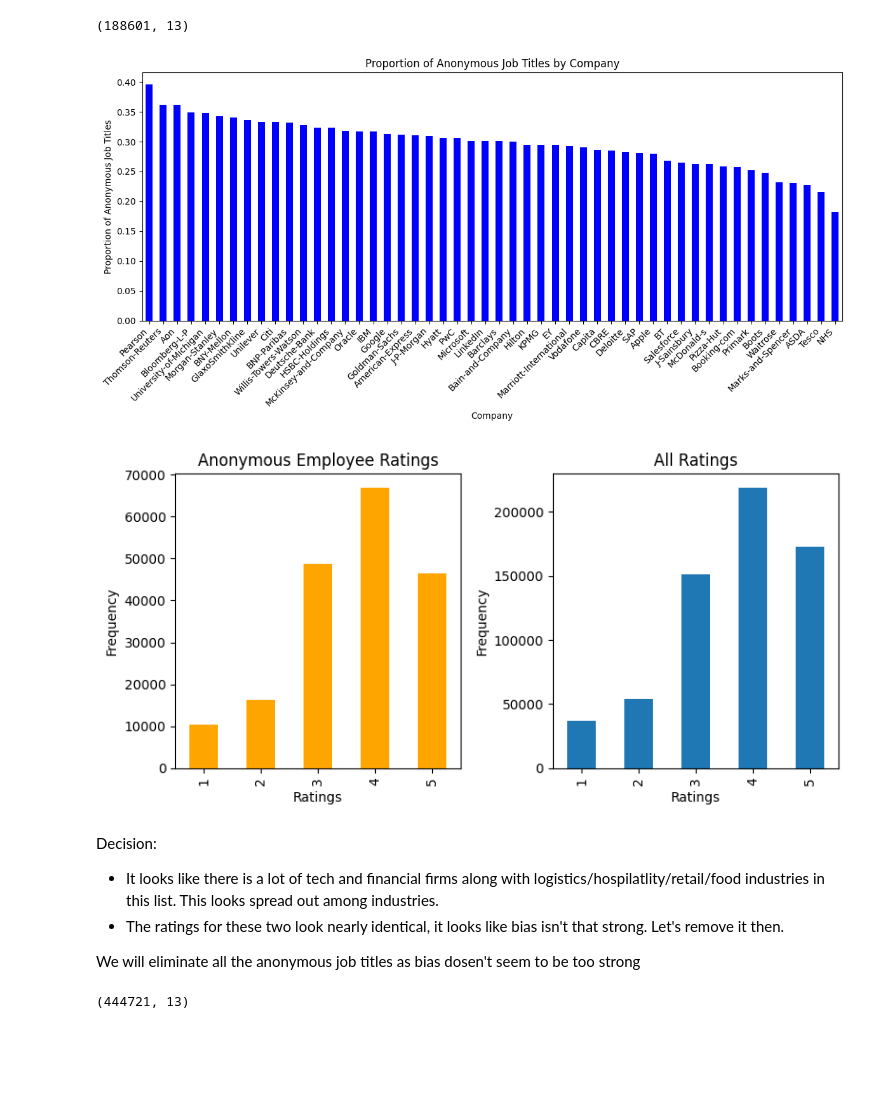
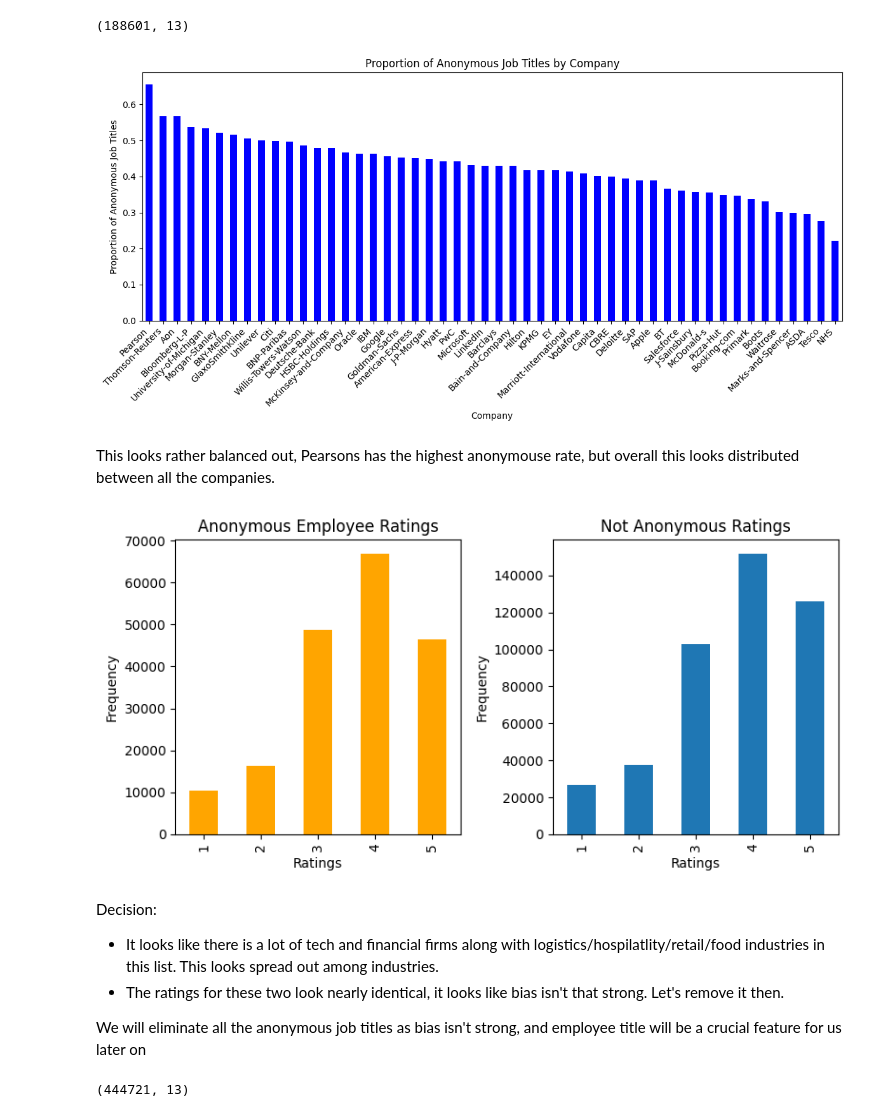
Before and after one commit to AndrewLee23708/GlassdoorEmployeeDS, a Jupyter notebook: Project_Notebooks/2.Data_Wrangling.ipynb, the cells around one changed output. Saved outputs shown, nothing was run; the diff lists cells and outputs as text; code cells hidden in the pictures; blank space fills up the shorter version.

```diff
--- a/Project_Notebooks/2.Data_Wrangling.ipynb
+++ b/Project_Notebooks/2.Data_Wrangling.ipynb
@@ -37,7 +37,7 @@ import spacy
 import os
 # %%
 ### Not in the main notebook due to size, adjust as directory as necessary
-df = pd.read_csv('/Users/Andre/OneDrive/Desktop/Summer 2024/1stCapStone_Glassdoor/glassdoor_reviews.csv')
+df = pd.read_csv('/Users/Andre/OneDrive/Desktop/1_Glassdoor_Project/glassdoor_reviews.csv')
 # %% [markdown]
 ### 2.3 Data Exploration<a id = '2_3'></a>
 # %%
@@ -345,35 +345,39 @@ plt.xticks(rotation=45, ha='right')
 plt.tight_layout()
 plt.show()
 # %% [output]
-[figure, old version]
+[figure, new version]
+# %% [markdown]
+This looks rather balanced out, Pearsons has the highest anonymouse rate, but overall this looks distributed between all the companies.
 # %%
 ### What about ratings? Perhaps anonymous employees wants to hide thier identity in fear of being fired?
 fig, axs = plt.subplots(1, 2, figsize=(8, 4))
 
 #first
 axs[0].set_title("Anonymous Employee Ratings")
 ratings_anony = df_anonymous['overall_rating'].value_counts().sort_index() #plot value_counts not each variable
 ratings_anony.plot(kind = 'bar', ax = axs[0], color = 'orange')
 axs[0].set_xlabel('Ratings')
 axs[0].set_ylabel('Frequency')
 
 #second
-axs[1].set_title("All Ratings")
+df_not_anonymous = df[df['job_title'] != None]
+ratings_not_anony = df_not_anonymous['overall_rating'].value_counts().sort_index()
+axs[1].set_title("Not Anonymous Ratings")
 ratings_all = df['overall_rating'].value_counts().sort_index()
 ratings_all.plot(kind = 'bar',  ax = axs[1])
 axs[1].set_xlabel('Ratings')
 axs[1].set_ylabel('Frequency')
 
 plt.tight_layout()
 plt.show()
 # %% [output]
-[figure, old version]
+[figure, new version]
 # %% [markdown]
 Decision:
 - It looks like there is a lot of tech and financial firms along with logistics/hospilatlity/retail/food industries in this list. This looks spread out among industries.
 - The ratings for these two look nearly identical, it looks like bias isn't that strong. Let's remove it then.
 
-We will eliminate all the anonymous job titles as bias dosen't seem to be too strong
+We will eliminate all the anonymous job titles as bias isn't strong, and employee title will be a crucial feature for us later on
 # %%
 df = df.dropna(subset = 'job_title', axis=0)
 df.shape
```
Also changed, not shown: parts of 13 cells of this notebook, 3 other files.
